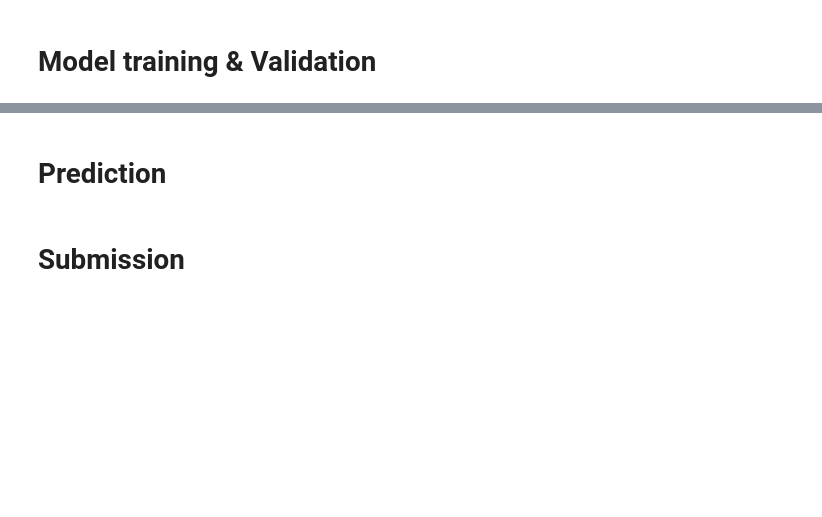
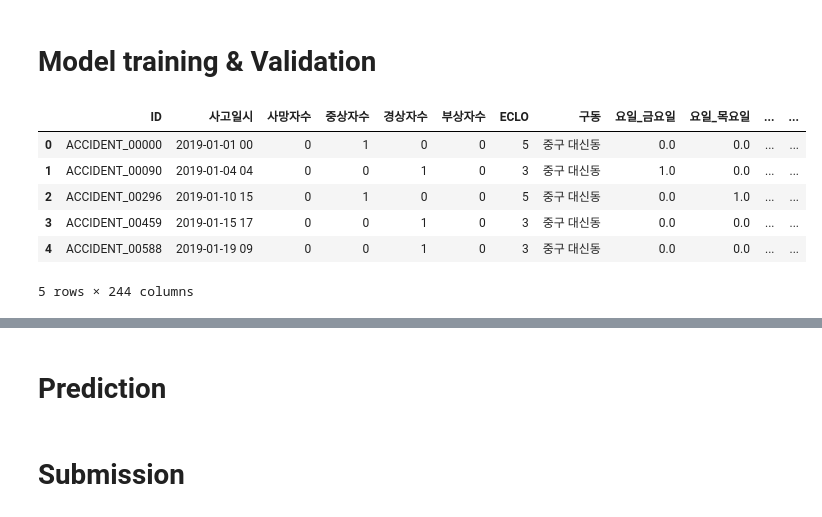
Before and after one commit to linusms/Dacon, a Jupyter notebook: 대구 교통사고 피해 예측 AI 경진대회/open/daegu_accident.ipynb, the cells around one changed output, grey strips where cells are left out. Cells and saved outputs as stored; diff of their text form; code cells hidden in the pictures; blank space fills up the shorter version.

```diff
--- a/대구 교통사고 피해 예측 AI 경진대회/open/daegu_accident.ipynb
+++ b/대구 교통사고 피해 예측 AI 경진대회/open/daegu_accident.ipynb
@@ -485,3 +597,13 @@ class Preprocessing:
 # %% [markdown]
 Model training & Validation
 ===========================
+# %%
+train_p.head()
+# %% [output]
+|  | ID | 사고일시 | 사망자수 | 중상자수 | 경상자수 | 부상자수 | ECLO | 구동 | 요일_금요일 | 요일_목요일 | ... | ... |
+| 0 | ACCIDENT_00000 | 2019-01-01 00 | 0 | 1 | 0 | 0 | 5 | 중구 대신동 | 0.0 | 0.0 | ... | ... |
+| 1 | ACCIDENT_00090 | 2019-01-04 04 | 0 | 0 | 1 | 0 | 3 | 중구 대신동 | 1.0 | 0.0 | ... | ... |
+| 2 | ACCIDENT_00296 | 2019-01-10 15 | 0 | 1 | 0 | 0 | 5 | 중구 대신동 | 0.0 | 1.0 | ... | ... |
+| 3 | ACCIDENT_00459 | 2019-01-15 17 | 0 | 0 | 1 | 0 | 3 | 중구 대신동 | 0.0 | 0.0 | ... | ... |
+| 4 | ACCIDENT_00588 | 2019-01-19 09 | 0 | 0 | 1 | 0 | 3 | 중구 대신동 | 0.0 | 0.0 | ... | ... |
+5 rows × 244 columns
```
Also changed, not shown: parts of 11 cells of this notebook.
